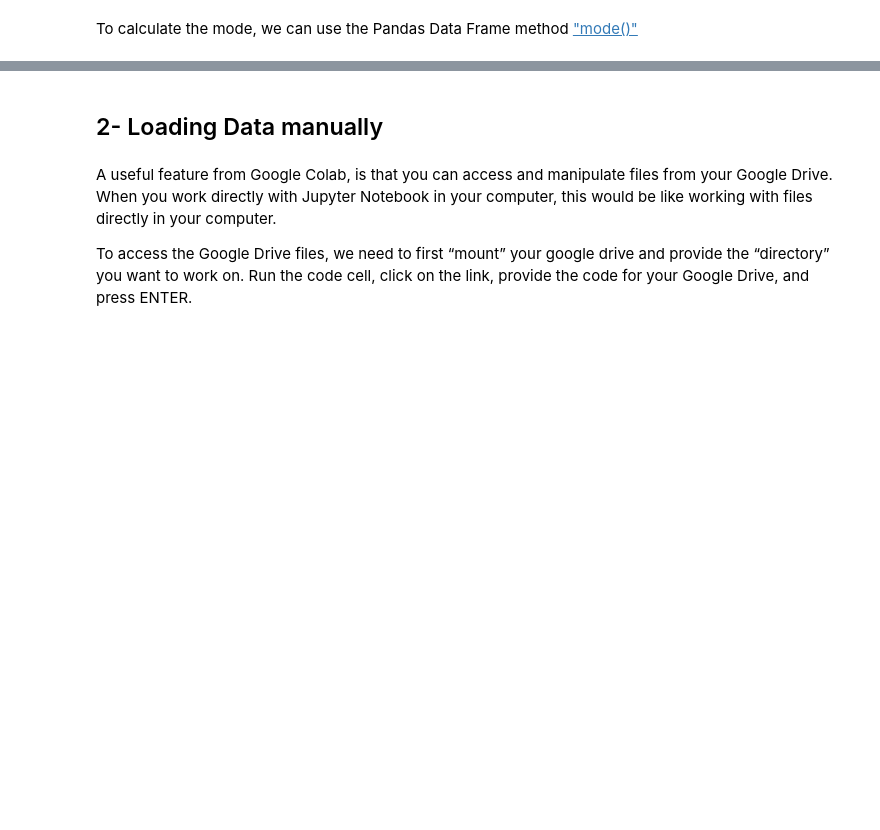
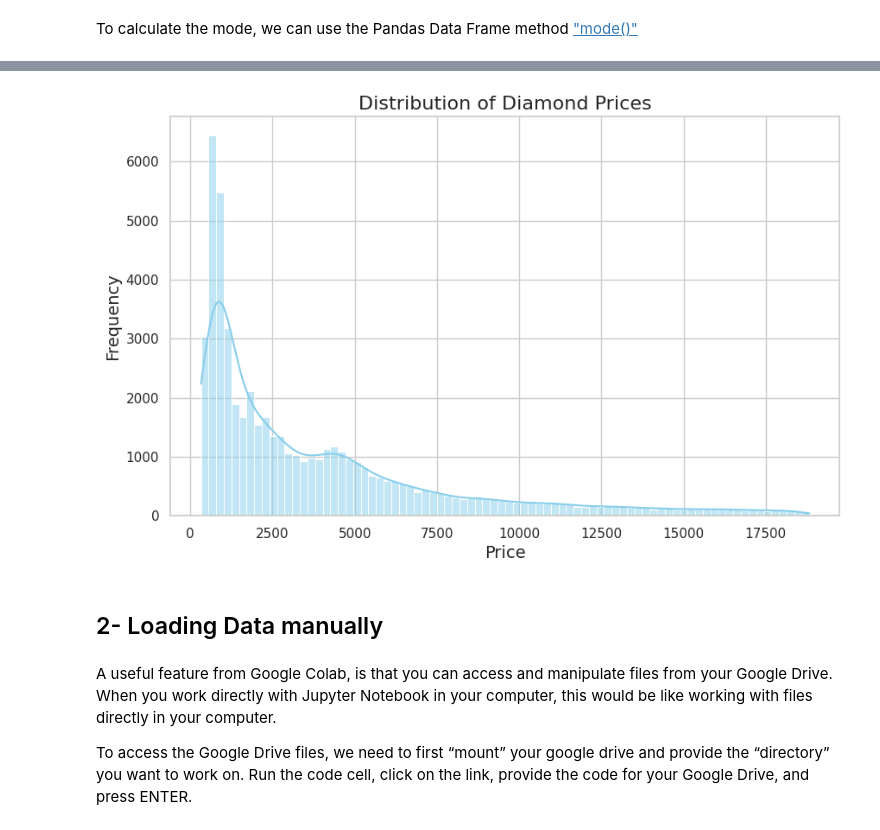
Before and after one commit to lopezbec/DS_Capstone1_PythonExample, a Jupyter notebook: Data_Understanding.ipynb, the cells around one changed output, grey strips where cells are left out. Cells and saved outputs as stored; diff of their text form; code cells hidden in the pictures; blank space fills up the shorter version.

```diff
--- a/Data_Understanding.ipynb
+++ b/Data_Understanding.ipynb
@@ -115,3 +139,28 @@ data.mode()
+# %%
+import seaborn as sns
+import matplotlib.pyplot as plt
+
+# Load the diamonds dataset
+data = sns.load_dataset('diamonds')
+
+# Set the visual style
+sns.set(style="whitegrid")
+
+# Create a figure for the plot
+plt.figure(figsize=(10, 6))
+
+# Plot the distribution of the 'price' column with a histogram and KDE
+sns.histplot(data['price'], kde=True, color='skyblue')
+
+# Customize the plot with title and labels
+plt.title('Distribution of Diamond Prices', fontsize=16)
+plt.xlabel('Price', fontsize=14)
+plt.ylabel('Frequency', fontsize=14)
+
+# Show the plot
+plt.show()
+# %% [output]
+[figure, added]
 # %% [markdown]
 ## 2- Loading Data manually
 # %% [markdown]
```
Also changed, not shown: parts of 11 cells of this notebook, 1 other file.
